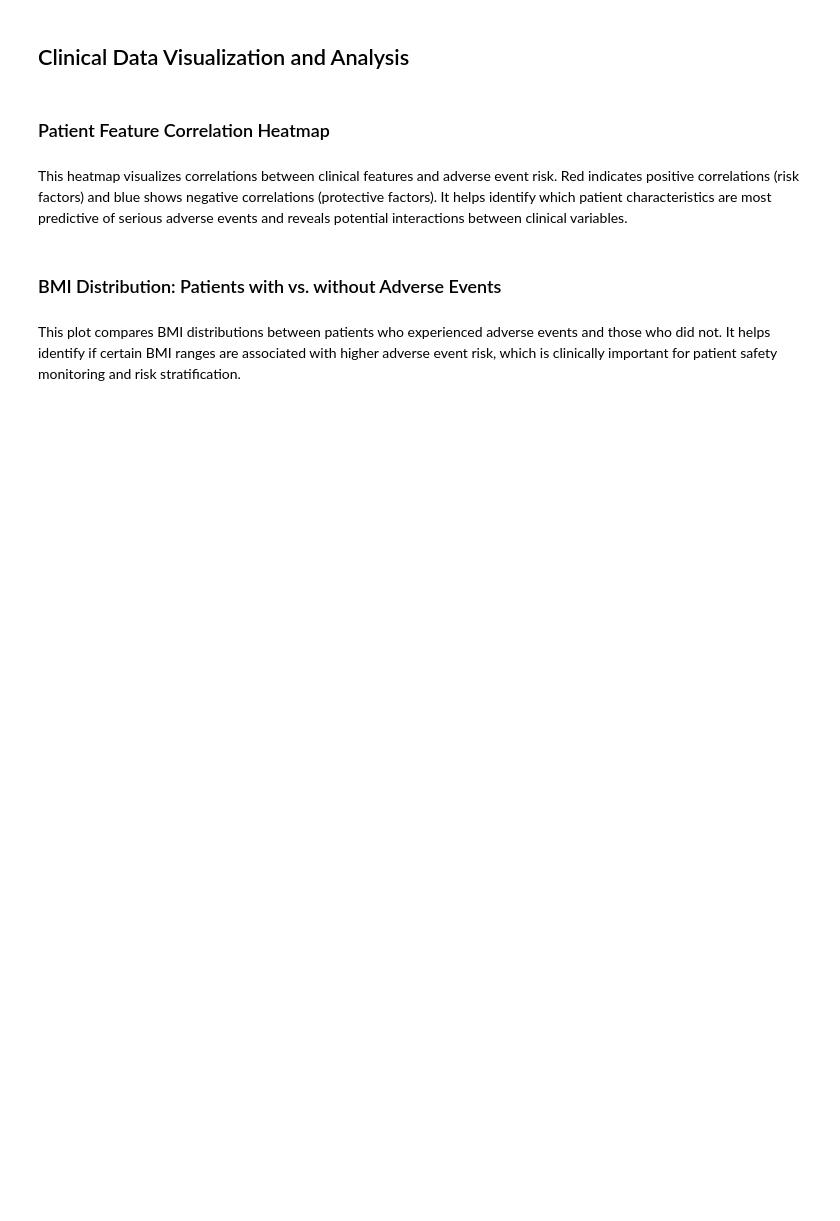
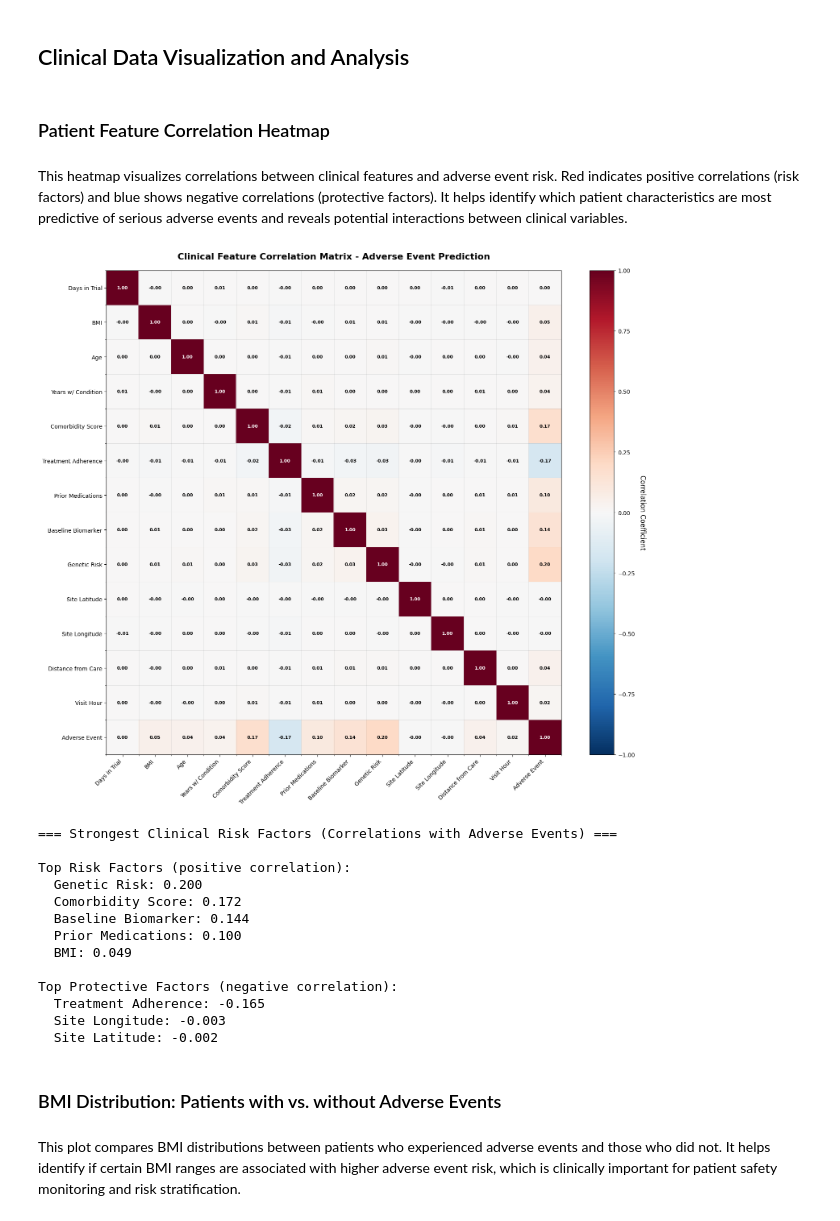
Before and after one commit to ddl-jim-coates/Bio-Statistics-Workshop, a Jupyter notebook: exercises/b_DataExploration/data_exploration_notebook.ipynb, the cells around one changed output. Cells and saved outputs as stored; diff of their text form; code cells hidden in the pictures; blank space fills up the shorter version.

Commit message:
Finished Exercise B
Pushed from Domino: https://se-demo.domino.tech/workspace/jim_coates/Biostats_Workshop_Test?executionId=68a883b5144c42231ddac8c7

```diff
--- a/exercises/b_DataExploration/data_exploration_notebook.ipynb
+++ b/exercises/b_DataExploration/data_exploration_notebook.ipynb
@@ -38,9 +38,9 @@ objects = object_store.list_objects()
 # %% [markdown]
 ## Load Clinical Trial Data to Pandas DataFrame
 # %%
-raw_filename = 'raw_cc_transactions.csv'  # Legacy filename for compatibility
-clean_filename = 'clean_cc_transactions.csv'  # Legacy filename for compatibility
-datasource_name = 'clinical_trial_data'
+raw_filename = 'clinical_trial_data.csv'  # Legacy filename for compatibility
+clean_filename = 'clean_trial_data.csv'  # Legacy filename for compatibility
+datasource_name = 'biostatistics-workshop'
 domino_working_dir = os.environ.get("DOMINO_WORKING_DIR", ".")
 domino_project_name = os.environ.get("DOMINO_PROJECT_NAME", "my-local-project")
 
@@ -113,7 +124,7 @@ for col in categorical_cols:
 
 ### 5. Adverse Event Analysis
 print("\n=== ADVERSE EVENT ANALYSIS ===")
-ae_distribution = clean_df['Class'].value_counts()
+ae_distribution = clean_df['AdverseEvent'].value_counts()
 ae_percentage = (ae_distribution / len(clean_df) * 100).round(2)
 print("Adverse Event Distribution:")
 ae_labels = {0: 'No Adverse Event', 1: 'Serious Adverse Event'}
@@ -121,7 +132,7 @@ for ae_val, count in ae_distribution.items():
     print(f"  {ae_labels[ae_val]}: {count:,} patients ({ae_percentage[ae_val]}%)")
 
 # Calculate adverse event rate
-ae_rate = clean_df['Class'].mean() * 100
+ae_rate = clean_df['AdverseEvent'].mean() * 100
 safety_ratio = ae_distribution[0] / ae_distribution[1] if 1 in ae_distribution else float('inf')
 print(f"\nAdverse Event Rate: {ae_rate:.2f}%")
 print(f"Safety Ratio: {safety_ratio:.2f}:1 (safe patients per adverse event)")
@@ -129,15 +140,15 @@ print(f"Safety Ratio: {safety_ratio:.2f}:1 (safe patients per adverse event)")
 ### 6. Clinical Measurements Statistics
 print("\n=== KEY CLINICAL MEASUREMENTS ===")
 
-# BMI Analysis (Amount column)
+# BMI Analysis (BMI column)
 print("\nBody Mass Index (BMI):")
-print(f"  Mean: {clean_df['Amount'].mean():.1f} kg/m²")
-print(f"  Median: {clean_df['Amount'].median():.1f} kg/m²")
-print(f"  Standard Deviation: {clean_df['Amount'].std():.1f}")
-print(f"  Range: {clean_df['Amount'].min():.1f} - {clean_df['Amount'].max():.1f} kg/m²")
+print(f"  Mean: {clean_df['BMI'].mean():.1f} kg/m²")
+print(f"  Median: {clean_df['BMI'].median():.1f} kg/m²")
+print(f"  Standard Deviation: {clean_df['BMI'].std():.1f}")
+print(f"  Range: {clean_df['BMI'].min():.1f} - {clean_df['BMI'].max():.1f} kg/m²")
 
 # Obesity classification
-bmi_categories = pd.cut(clean_df['Amount'],
+bmi_categories = pd.cut(clean_df['BMI'],
                        bins=[0, 18.5, 25, 30, float('inf')],
                        labels=['Underweight', 'Normal', 'Overweight', 'Obese'])
 bmi_dist = bmi_categories.value_counts()
@@ -153,7 +164,7 @@ print(f"  Range: {clean_df['Age'].min():.0f} - {clean_df['Age'].max():.0f} years
 
 # Visit Timing Analysis
 print("\nClinical Visit Patterns:")
-hour_dist = clean_df['Hour'].value_counts().sort_index()
+hour_dist = clean_df['VisitHour'].value_counts().sort_index()
 print(f"  Peak Visit Hour: {hour_dist.idxmax()}:00 ({hour_dist.max():,} visits)")
 print(f"  Least Busy Hour: {hour_dist.idxmin()}:00 ({hour_dist.min():,} visits)")
 
@@ -177,7 +188,7 @@ clinical_ranges = {
 }
 
 for col in numerical_cols:
-    if col != 'Class':  # Skip target variable
+    if col != 'AdverseEvent':  # Skip target variable
         Q1 = clean_df[col].quantile(0.25)
         Q3 = clean_df[col].quantile(0.75)
         IQR = Q3 - Q1
@@ -199,9 +228,9 @@ if clinical_outliers:
 This heatmap visualizes correlations between clinical features and adverse event risk. Red indicates positive correlations (risk factors) and blue shows negative correlations (protective factors). It helps identify which patient characteristics are most predictive of serious adverse events and reveals potential interactions between clinical variables.
 # %%
 # Select clinical features for correlation analysis
-clinical_features = ['Time', 'Amount', 'Age', 'Tenure', 'MerchantRisk',
-                    'DeviceTrust', 'Txn24h', 'Avg30d', 'IPReputation',
-                    'Latitude', 'Longitude', 'DistFromHome', 'Hour', 'Class']
+clinical_features = ['Time', 'BMI', 'Age', 'YearsWithCondition', 'ComorbidityScore',
+                    'Adherence', 'PriorMedications', 'BaselineBiomarker', 'GeneticRisk',
+                    'Latitude', 'Longitude', 'DistanceFromCare', 'VisitHour', 'AdverseEvent']
 
 # Create readable labels for clinical context
 clinical_labels = ['Days in Trial', 'BMI', 'Age', 'Years w/ Condition', 'Comorbidity Score',
@@ -235,34 +264,49 @@ for i in range(len(clinical_features)):
         ax.text(j, i, f'{value:.2f}', ha='center', va='center',
                color=text_color, fontsize=8, fontweight='bold')
 
 # Set title and layout
 ax.set_title('Clinical Feature Correlation Matrix - Adverse Event Prediction',
              fontsize=16, fontweight='bold', pad=20)
 
 # Add grid for better readability
 ax.set_xticks(np.arange(len(clinical_features) + 1) - 0.5, minor=True)
 ax.set_yticks(np.arange(len(clinical_features) + 1) - 0.5, minor=True)
 ax.grid(which='minor', color='gray', linestyle='-', linewidth=0.5, alpha=0.3)
 
 plt.tight_layout()
 plt.savefig(f"{domino_artifact_dir}/clinical_correlation_heatmap.png", dpi=300, bbox_inches='tight')
 plt.show()
 
 # Print strongest correlations with adverse events
 print("=== Strongest Clinical Risk Factors (Correlations with Adverse Events) ===")
-ae_corr = corr_matrix['Class'].drop('Class').sort_values(key=abs, ascending=False)
+ae_corr = corr_matrix['AdverseEvent'].drop('AdverseEvent').sort_values(key=abs, ascending=False)
 
 print("\nTop Risk Factors (positive correlation):")
 risk_factors = ae_corr[ae_corr > 0].head()
 for feature, corr in risk_factors.items():
     clinical_name = dict(zip(clinical_features, clinical_labels))[feature]
     print(f"  {clinical_name}: {corr:.3f}")
 
 print("\nTop Protective Factors (negative correlation):")
 protective_factors = ae_corr[ae_corr < 0].head()
 for feature, corr in protective_factors.items():
     clinical_name = dict(zip(clinical_features, clinical_labels))[feature]
     print(f"  {clinical_name}: {corr:.3f}")
+# %% [output]
+[figure, added]
+=== Strongest Clinical Risk Factors (Correlations with Adverse Events) ===
+
+Top Risk Factors (positive correlation):
+  Genetic Risk: 0.200
+  Comorbidity Score: 0.172
+  Baseline Biomarker: 0.144
+  Prior Medications: 0.100
+  BMI: 0.049
+
+Top Protective Factors (negative correlation):
+  Treatment Adherence: -0.165
+  Site Longitude: -0.003
+  Site Latitude: -0.002
 # %% [markdown]
 ### BMI Distribution: Patients with vs. without Adverse Events
 # %% [markdown]
```
Also changed, not shown: parts of 9 cells of this notebook.
